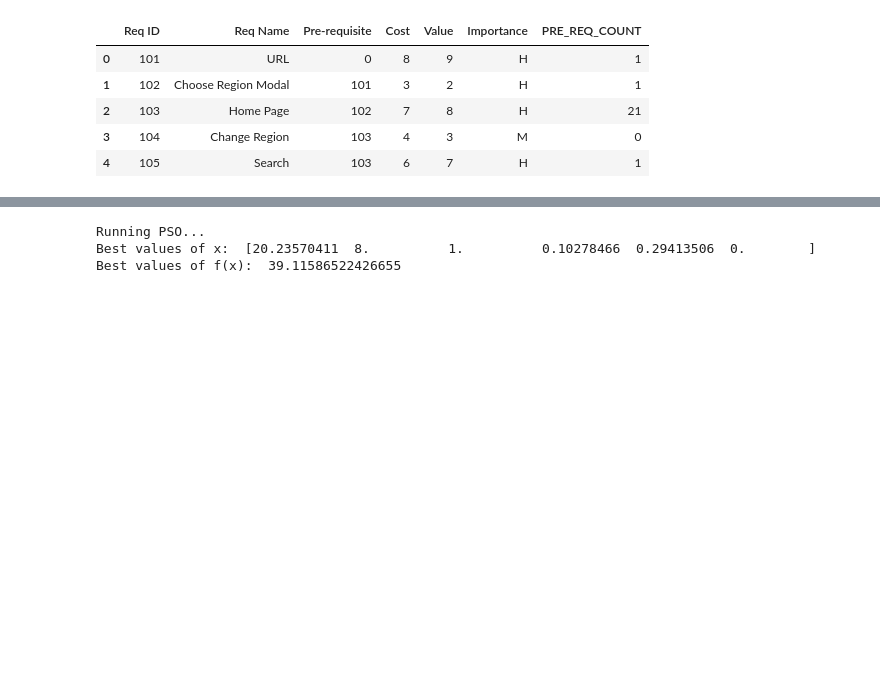
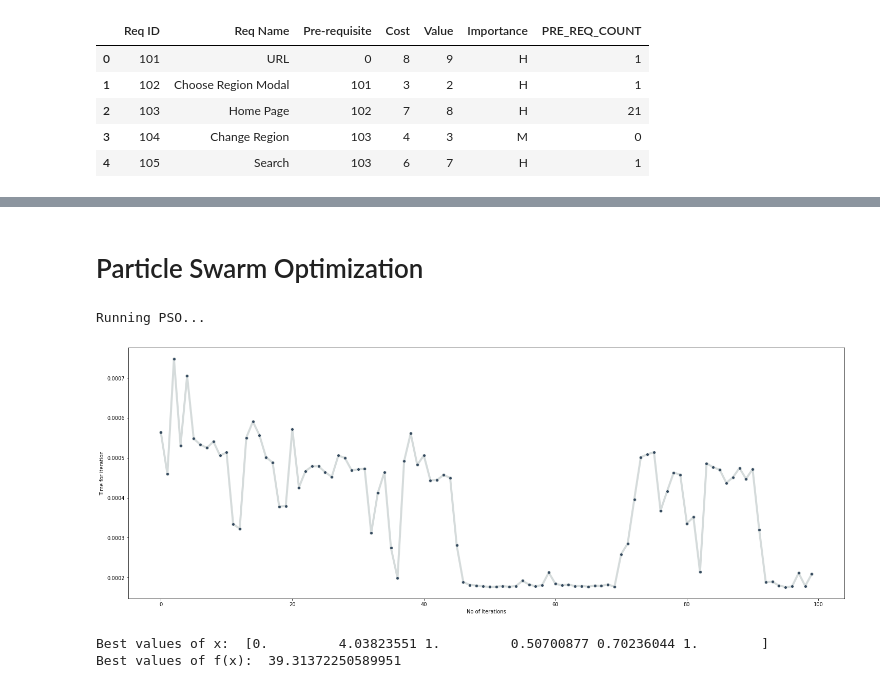
Before and after one commit to GocGamaar/Requirement-Prioritization, a Jupyter notebook: BMS Requirements.ipynb, the cells around one changed output, grey strips where cells are left out. Drawn from its saved outputs; the diff is of its cells as text; code cells hidden in the pictures; blank space fills up the shorter version.

```diff
--- a/BMS Requirements.ipynb
+++ b/BMS Requirements.ipynb
@@ -164,21 +182,24 @@ GA took  0.09943985939025879  seconds
+# %% [markdown]
+# Particle Swarm Optimization
 # %%
 pso_start = time.time()
 # %%
 from PSO import PSO
 
 instance = PSO(
-    func=fitting_fn,
+    func=obj_function,
     dim=6,
     lb=[dfile['PRE_REQ_COUNT'].min(), dfile['Cost'].min(), dfile['Value'].min(), 0, 0, 0 ],
-    ub=[dfile['PRE_REQ_COUNT'].max(), dfile['Cost'].max(), dfile['Value'].max(), 2, 2, 2])
+    ub=[dfile['PRE_REQ_COUNT'].max(), dfile['Cost'].max(), dfile['Value'].max(), 1, 1, 1])
 pso_result = instance.run(max_iter=100)
 
 print("Best values of x: ", pso_result.gbest_x)
 print("Best values of f(x): ", pso_result.gbest_y)
 # %% [output]
 Running PSO...
-Best values of x:  [20.23570411  8.          1.          0.10278466  0.29413506  0.        ]
-Best values of f(x):  39.11586522426655
+[figure, added]
+Best values of x:  [0.         4.03823551 1.         0.50700877 0.70236044 1.        ]
+Best values of f(x):  39.31372250589951
 # %%
 pso_total = time.time()-pso_start
 print("PSO took ",pso_total," seconds")
```
Also changed, not shown: parts of 30 cells of this notebook, 2 other files.
